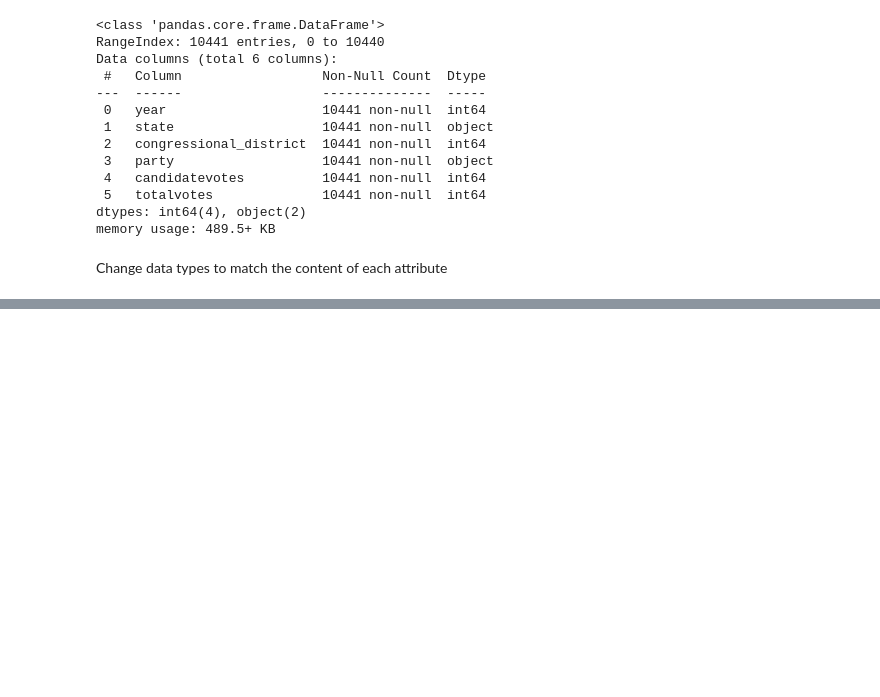
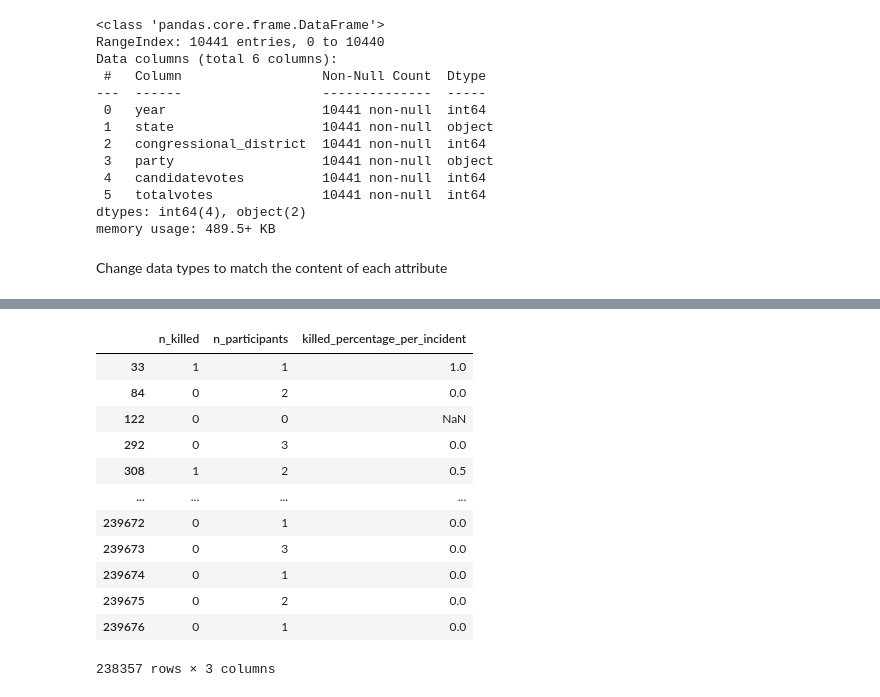
Before and after one commit to vezzusamu/dm-project, a Jupyter notebook: data_understanding.ipynb, the cells around one changed output, grey strips where cells are left out. Drawn from its saved outputs; the diff is of its cells as text; code cells hidden in the pictures; blank space fills up the shorter version.

```diff
--- a/data_understanding.ipynb
+++ b/data_understanding.ipynb
@@ -739,0 +716,13 @@ Length: 4, dtype: string
+# %%
+
+df['year'] = pd.DatetimeIndex(df['date']).year
+# %%
+#How many males are involved in incidents w.r.t. the total number of males for the
+#same city and in the same period?
+df["killed_percentage"] = df["n_killed"] /  df.groupby(["year","state", "congressional_district" ])["n_killed"].transform("sum")
+df["killed_percentage"]
+# %%
+#How many killed people have been involved w.r.t the total killed people in
+# the same congressional district in a given period of time?
+df["killed_percentage"] = df["n_killed"] /  df.groupby(["year","state", "congressional_district" ])["n_killed"].transform("sum")
+df["killed_percentage"]
@@ -739,0 +742,23 @@ Length: 4, dtype: string
+# %%
+#How many injured people have been involved w.r.t the total injured people in
+# the same congressional district in a given period of time?
+df["injured_percentage"] = df["n_injured"] /  df.groupby(["year","state", "congressional_district" ])["n_injured"].transform("sum")
+# %%
+#Ratio of the number of the killed people in the incidents w.r.t. the number of
+#participants in the incident
+df["killed_percentage_per_incident"] = df["n_killed"] / df["n_participants"]
+df[["n_killed", "n_participants", "killed_percentage_per_incident"]]
+# %% [output]
+|  | n_killed | n_participants | killed_percentage_per_incident |
+| 33 | 1 | 1 | 1.0 |
+| 84 | 0 | 2 | 0.0 |
+| 122 | 0 | 0 | NaN |
+| 292 | 0 | 3 | 0.0 |
+| 308 | 1 | 2 | 0.5 |
+| ... | ... | ... | ... |
+| 239672 | 0 | 1 | 0.0 |
+| 239673 | 0 | 3 | 0.0 |
+| 239674 | 0 | 1 | 0.0 |
+| 239675 | 0 | 2 | 0.0 |
+| 239676 | 0 | 1 | 0.0 |
+238357 rows × 3 columns
```
Also changed, not shown: parts of 23 cells of this notebook.
